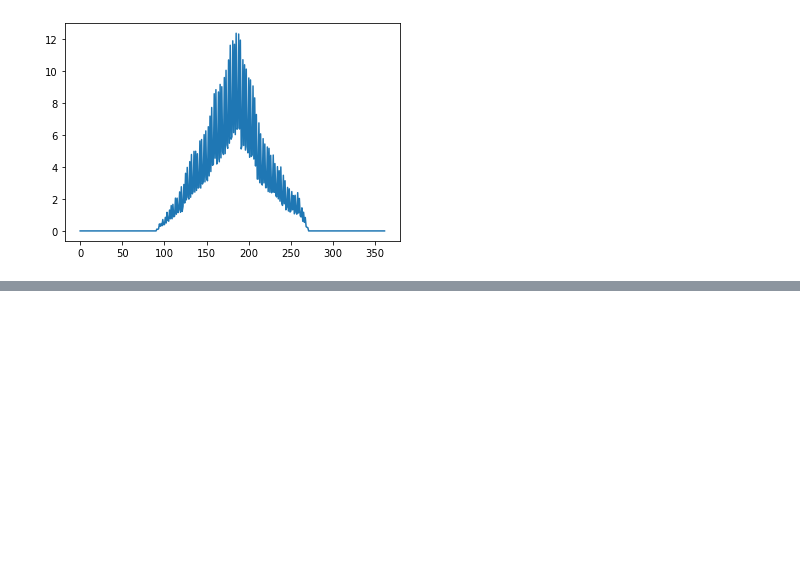
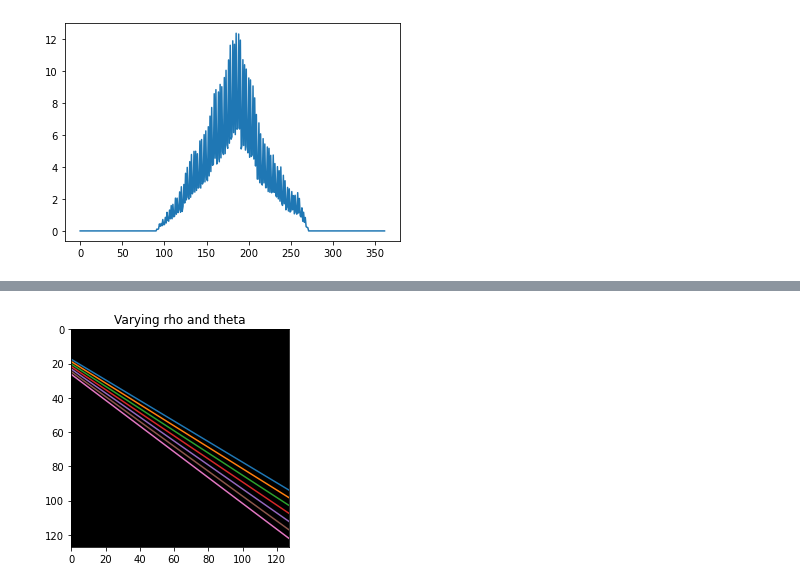
Before and after one commit to CulleyLab/fitting_lines, a Jupyter notebook: Hough_transform/Hough_transform_raw_data.ipynb, the cells around one changed output, grey strips where cells are left out. Saved outputs shown, nothing was run; the diff lists cells and outputs as text; code cells hidden in the pictures; blank space fills up the shorter version.

```diff
--- a/Hough_transform/Hough_transform_raw_data.ipynb
+++ b/Hough_transform/Hough_transform_raw_data.ipynb
@@ -182,0 +140,28 @@ plt.savefig("figs\\exclude_borders.png", format="png", dpi=600)
+# %%
+rho_r = 18.0
+theta_r = 124
+rho_range = np.tile(rho_r, 7) + np.arange(-3,4)
+theta_range = np.tile(theta_r, 7) + np.arange(-3,4)
+theta_range = np.deg2rad(theta_range)
+# %%
+# all varied at once
+cos_theta_range = np.cos(theta_range)
+sin_theta_range = np.sin(theta_range)
+
+intercept = rho_range/sin_theta_range
+slope = (-cos_theta_range) / sin_theta_range
+
+n_x = 128
+xs = np.linspace(0, n_x-1, n_x)
+slope_x = -cos_theta_range*np.tile(xs.reshape(n_x, 1), 7) / sin_theta_range
+ys = slope_x + intercept
+# %%
+plt.imshow(np.zeros(128*128).reshape((128,128)), cmap="gray")
+x = np.array(range(n_x))
+plt.plot(xs, ys)
+plt.xlim(0,127)
+plt.ylim(127,0)
+plt.title("Varying rho and theta");
+plt.show();
+# %% [output]
+[figure, added]
```
Also changed, not shown: parts of 14 cells of this notebook.
